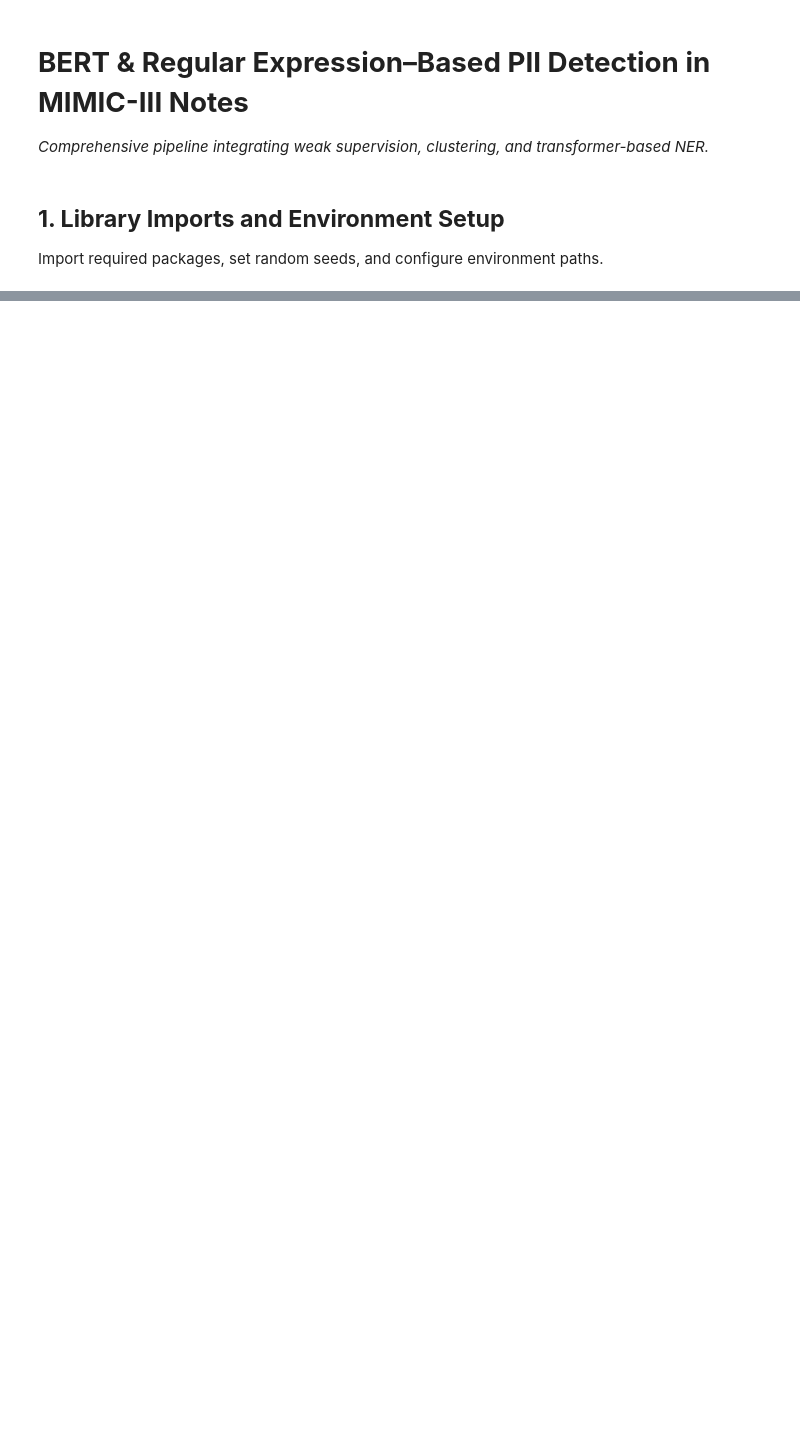
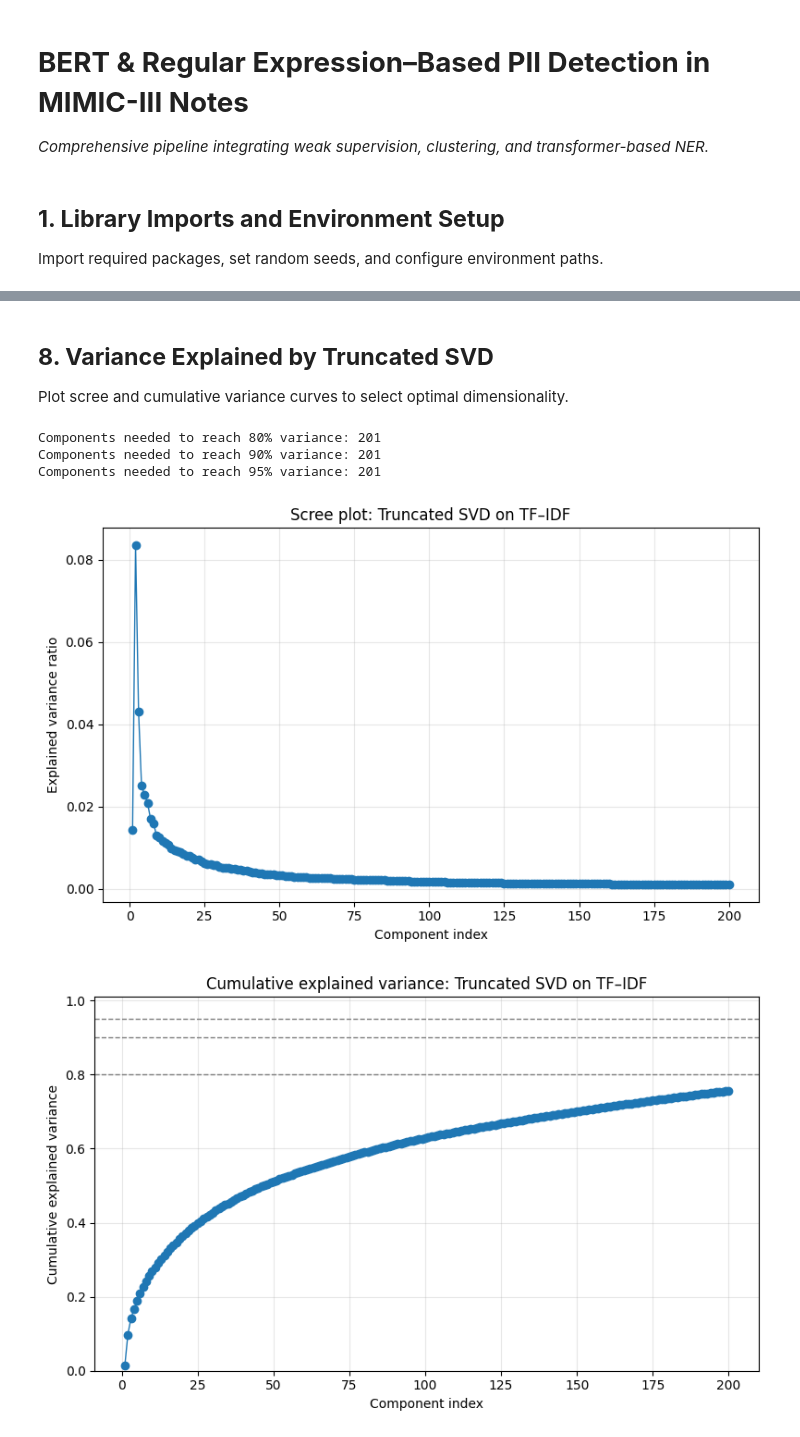
Before and after one commit to MALGOUBRI/Issah.P, a Jupyter notebook: PII.ipynb, the cells around one changed output, grey strips where cells are left out. Cells and saved outputs as stored; diff of their text form; code cells hidden in the pictures; blank space fills up the shorter version.

```diff
--- a/PII.ipynb
+++ b/PII.ipynb
@@ -20,0 +205,75 @@ from sklearn.cluster import KMeans, DBSCAN
+# %%
+# Features: TF-IDF -> SVD(100) -> L2 normalize  (compact, robust for DBSCAN)
+X_tfidf = TfidfVectorizer(stop_words="english", max_features=3000).fit_transform(notes_df["TEXT"])
+X = normalize(TruncatedSVD(n_components=100, random_state=42).fit_transform(X_tfidf))
+
+# DBSCAN (choose eps by small grid on silhouette; noise (-1) excluded for scoring)
+def fit_dbscan(eps):
+    lab = DBSCAN(eps=eps, min_samples=5, metric="euclidean").fit_predict(X)
+    valid = lab != -1
+    if valid.sum() > 1 and len(np.unique(lab[valid])) > 1:
+        sil = silhouette_score(X[valid], lab[valid])
+        dbi = davies_bouldin_score(X[valid], lab[valid])
+    else:
+        sil, dbi = np.nan, np.nan
+    return lab, sil, dbi
+
+candidates = [0.5, 0.7, 0.9]
+best = max((fit_dbscan(eps) + (eps,) for eps in candidates),
+           key=lambda t: (np.nan_to_num(t[1], nan=-1), -np.nan_to_num(t[2], nan=np.inf)))
+labels, sil, dbi, best_eps = best
+# %% [markdown]
+## **8. Variance Explained by Truncated SVD**
+Plot scree and cumulative variance curves to select optimal dimensionality.
+# %%
+# --- Scree plot for Truncated SVD on TF–IDF features ---
+import numpy as np
+import matplotlib.pyplot as plt
+from sklearn.decomposition import TruncatedSVD
+
+# Assumptions:
+# - You already created X_tfidf with TfidfVectorizer on notes_df["TEXT"]
+#   e.g., X_tfidf = TfidfVectorizer(stop_words="english", max_features=3000).fit_transform(notes_df["TEXT"])
+
+# 1) Fit SVD with a sufficiently large cap (e.g., 200) to visualize the elbow
+n_components_scree = 200
+svd_scree = TruncatedSVD(n_components=n_components_scree, random_state=42)
+svd_scree.fit(X_tfidf)
+
+explained = svd_scree.explained_variance_ratio_
+cum_explained = np.cumsum(explained)
+
+# 2) Report how many components reach common thresholds
+for thr in (0.80, 0.90, 0.95):
+    k = int(np.searchsorted(cum_explained, thr) + 1)
+    print(f"Components needed to reach {int(thr*100)}% variance: {k}")
+
+# 3) Plot: per-component (scree) + cumulative explained variance
+plt.figure(figsize=(8,5))
+plt.plot(np.arange(1, len(explained)+1), explained, marker='o', linewidth=1)
+plt.xlabel("Component index")
+plt.ylabel("Explained variance ratio")
+plt.title("Scree plot: Truncated SVD on TF–IDF")
+plt.grid(alpha=0.3)
+plt.tight_layout()
+plt.savefig("svd_scree_plot.png", dpi=300, bbox_inches="tight")
+plt.show()
+
+plt.figure(figsize=(8,5))
+plt.plot(np.arange(1, len(cum_explained)+1), cum_explained, marker='o', linewidth=1)
+plt.axhline(0.80, color='gray', linestyle='--', linewidth=1)
+plt.axhline(0.90, color='gray', linestyle='--', linewidth=1)
+plt.axhline(0.95, color='gray', linestyle='--', linewidth=1)
+plt.xlabel("Component index")
+plt.ylabel("Cumulative explained variance")
+plt.title("Cumulative explained variance: Truncated SVD on TF–IDF")
+plt.ylim(0, 1.01)
+plt.grid(alpha=0.3)
+plt.tight_layout()
+plt.savefig("svd_cumulative_explained.png", dpi=300, bbox_inches="tight")
+# %% [output]
+Components needed to reach 80% variance: 201
+Components needed to reach 90% variance: 201
+Components needed to reach 95% variance: 201
+[figure, added]
+[figure, added]
```
Also changed, not shown: parts of 41 cells of this notebook.
